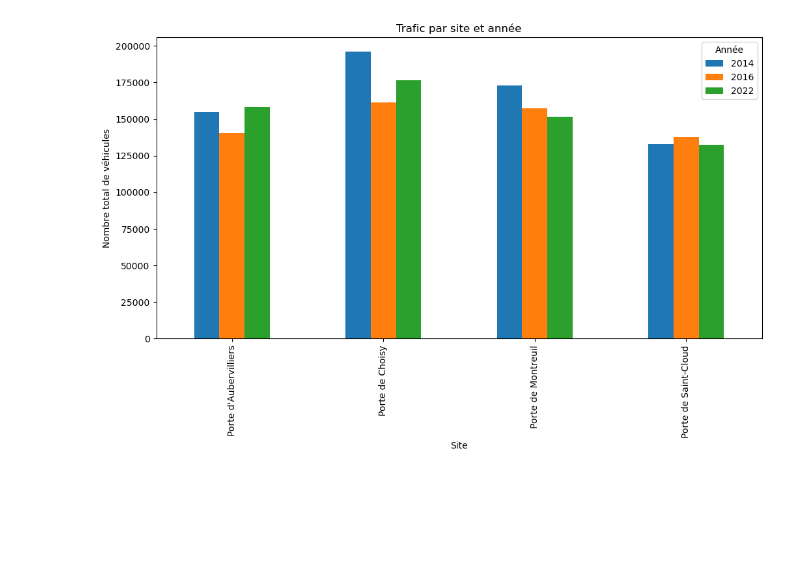
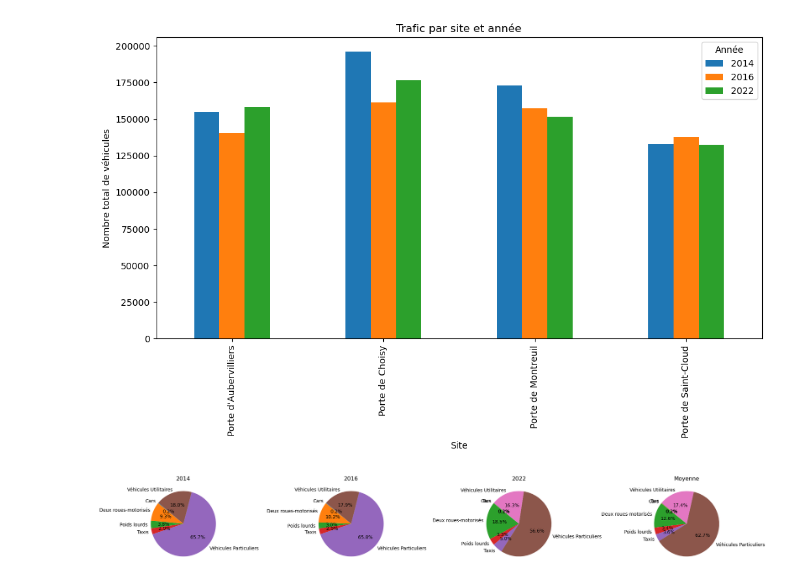
Before and after one commit to qgaillar/Design-Project, a Jupyter notebook: Analyse_type_vehicule_periph/compo_trafic.ipynb, the cells around one changed output. Cells and saved outputs as stored; diff of their text form; code cells hidden in the pictures; blank space fills up the shorter version.

```diff
--- a/Analyse_type_vehicule_periph/compo_trafic.ipynb
+++ b/Analyse_type_vehicule_periph/compo_trafic.ipynb
@@ -62,3 +89,23 @@ plt.legend(title="Année")
 plt.show()
 # %% [output]
 [figure]
+# %%
+# 5. Diagrammes en rond du pourcentage de chaque type de véhicule par année dans une seule figure
+annees = sorted(df["année"].unique())  # Tri des années dans l'ordre
+n = len(annees) + 1  # +1 pour la moyenne
+fig, axes = plt.subplots(1, n, figsize=(5*n, 5))
+
+for i, annee in enumerate(annees):
+    df_vehicules = df[df["année"] == annee].groupby("catégories de véhicules")["données"].sum()
+    axes[i].pie(df_vehicules, labels=df_vehicules.index, autopct='%1.1f%%', startangle=140)
+    axes[i].set_title(f"{annee}")
+
+# 6. Diagramme en rond pour la moyenne des années
+avg_vehicules = df.groupby("catégories de véhicules")["données"].mean()
+axes[-1].pie(avg_vehicules, labels=avg_vehicules.index, autopct='%1.1f%%', startangle=140)
+axes[-1].set_title("Moyenne")
+
+plt.tight_layout()
+plt.show()
+# %% [output]
+[figure, added]
```
Also changed, not shown: parts of 8 cells of this notebook.
